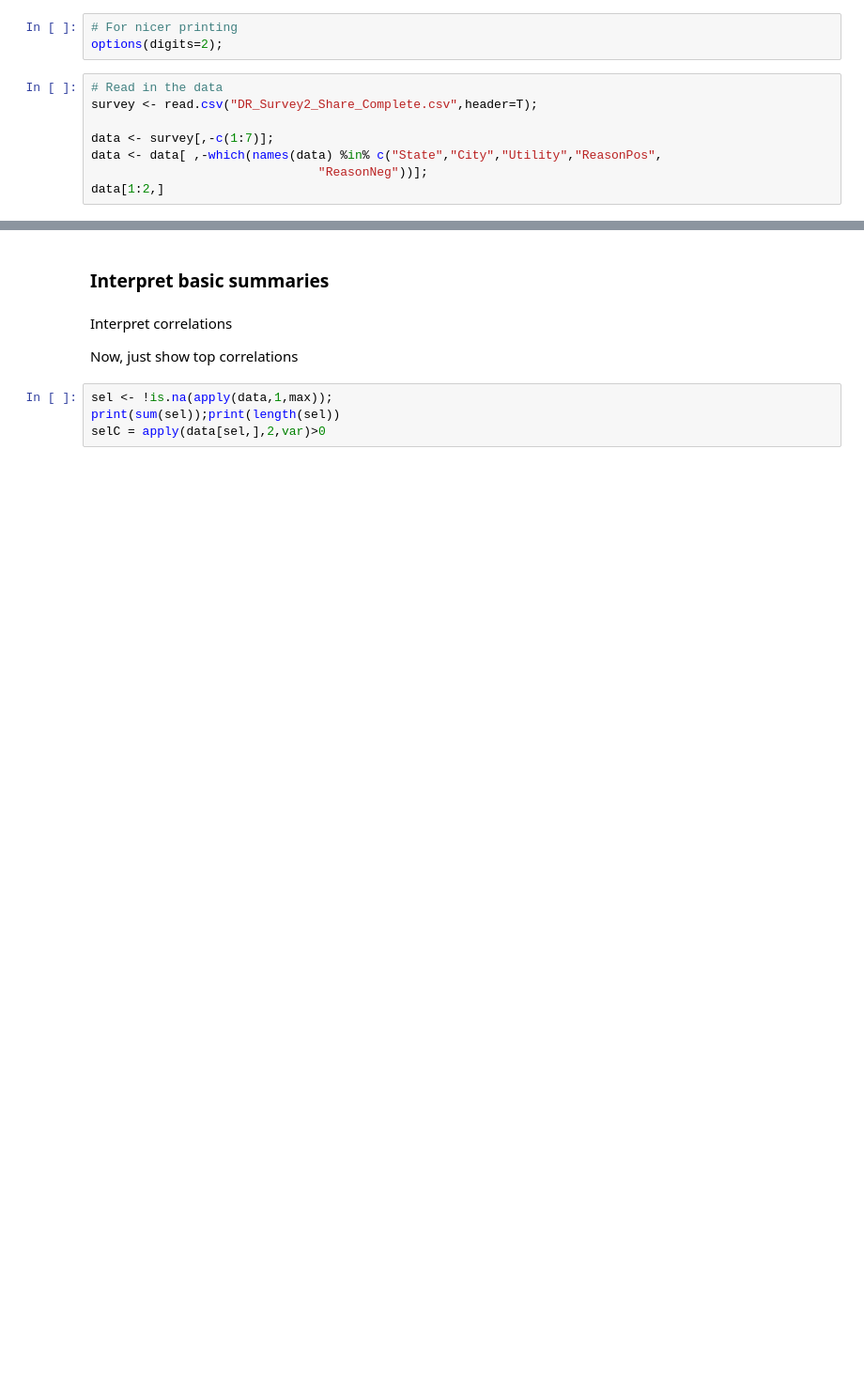
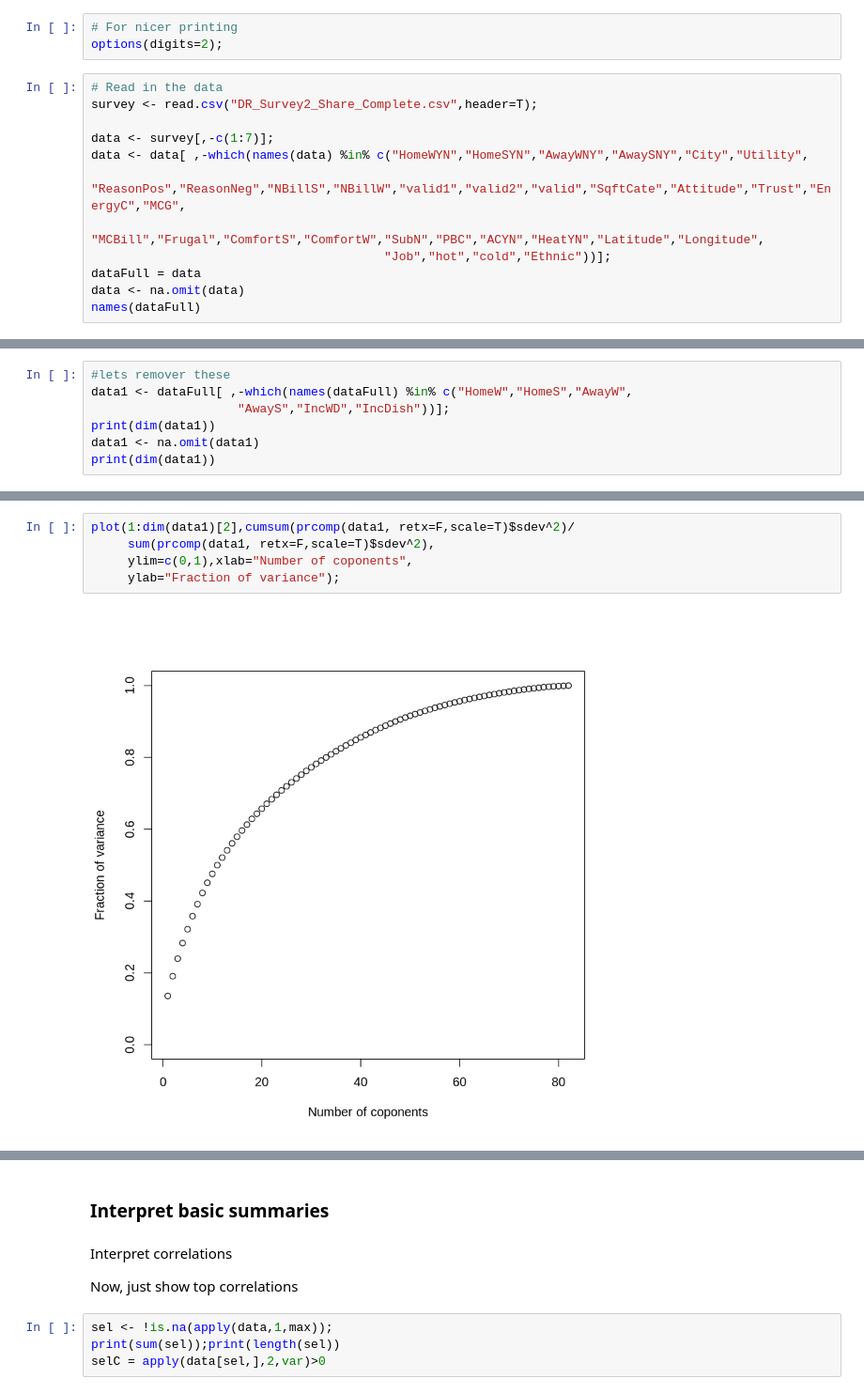
Before and after one commit to audrism/powerstats, a Jupyter notebook: PowerSurveyAnalysis.ipynb, the cells around one changed output, grey strips where cells are left out. Shown at 94% size. Saved outputs shown, nothing was run; the diff lists cells and outputs as text; blank space fills up the shorter version.

```diff
--- a/PowerSurveyAnalysis.ipynb
+++ b/PowerSurveyAnalysis.ipynb
@@ -6,7 +6,11 @@ options(digits=2);
 survey <- read.csv("DR_Survey2_Share_Complete.csv",header=T);
 
 data <- survey[,-c(1:7)];
-data <- data[ ,-which(names(data) %in% c("State","City","Utility","ReasonPos",
-                               "ReasonNeg"))];
-data[1:2,]
+data <- data[ ,-which(names(data) %in% c("HomeWYN","HomeSYN","AwayWNY","AwaySNY","City","Utility",
+           "ReasonPos","ReasonNeg","NBillS","NBillW","valid1","valid2","valid","SqftCate","Attitude","Trust","EnergyC","MCG",
+                                         "MCBill","Frugal","ComfortS","ComfortW","SubN","PBC","ACYN","HeatYN","Latitude","Longitude",
+                                        "Job","hot","cold","Ethnic"))];
+dataFull = data
+data <- na.omit(data)
+names(dataFull)
 # %% [output]
@@ -36,0 +69,7 @@ summary(data);
+# %%
+#lets remover these
+data1 <- dataFull[ ,-which(names(dataFull) %in% c("HomeW","HomeS","AwayW",
+                    "AwayS","IncWD","IncDish"))];
+print(dim(data1))
+data1 <- na.omit(data1)
+print(dim(data1))
@@ -36,0 +149,7 @@ summary(data);
+# %%
+plot(1:dim(data1)[2],cumsum(prcomp(data1, retx=F,scale=T)$sdev^2)/
+     sum(prcomp(data1, retx=F,scale=T)$sdev^2),
+     ylim=c(0,1),xlab="Number of coponents",
+     ylab="Fraction of variance");
+# %% [output]
+[figure, added]
```
Also changed, not shown: parts of 47 cells of this notebook.
